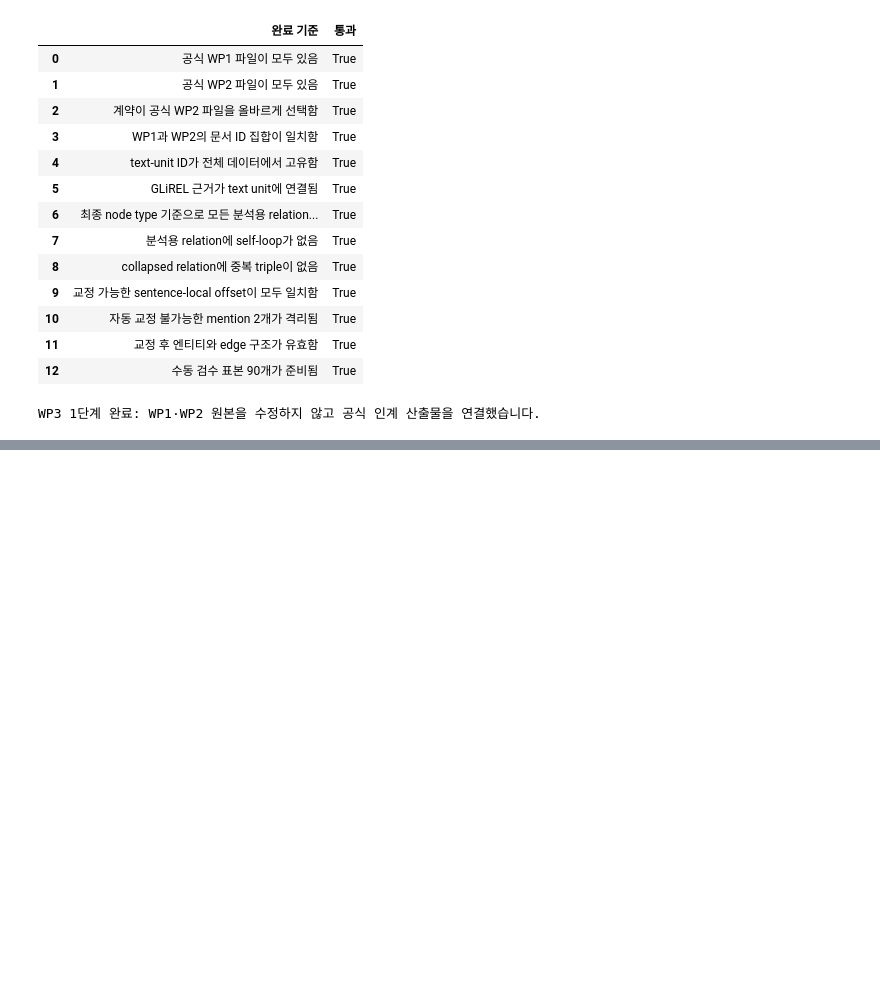
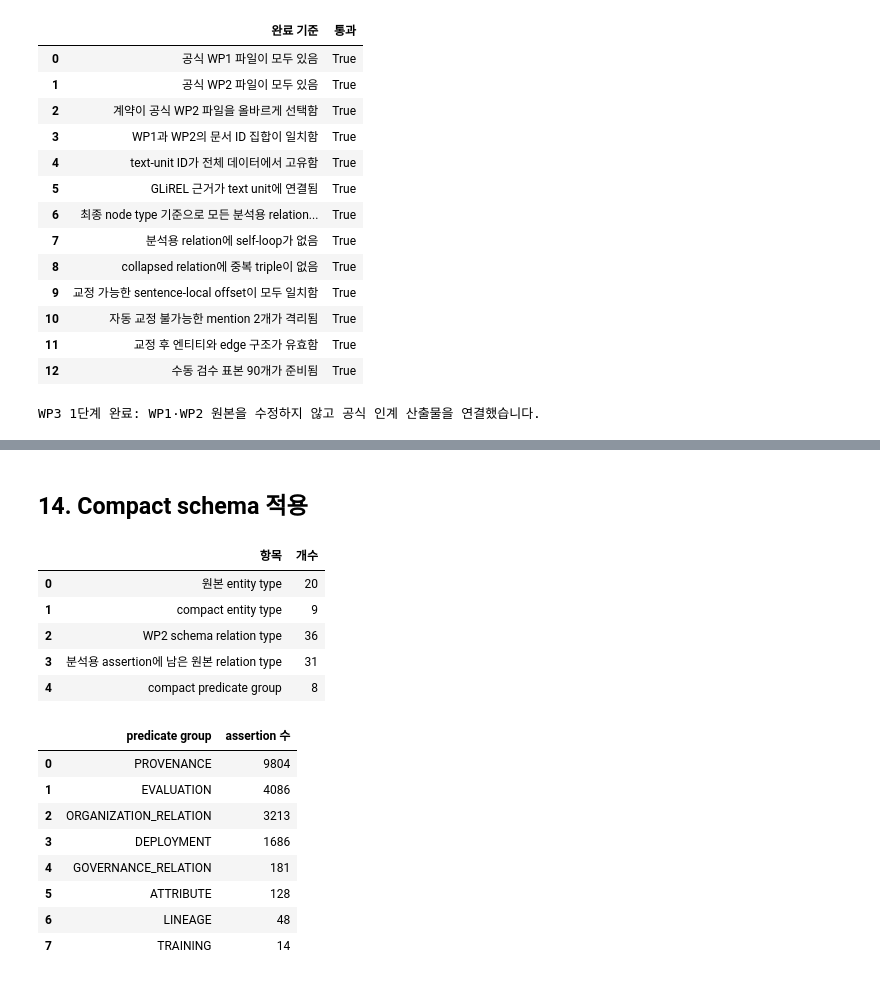
Before and after one commit to jihyeon26/2026-09-CLT-computational_language, a Jupyter notebook: notebooks/stage1_wp3_open_models_contract.ipynb, the cells around one changed output, grey strips where cells are left out. Saved outputs shown, nothing was run; the diff lists cells and outputs as text; code cells hidden in the pictures; blank space fills up the shorter version.

Commit message:
docs(wp3): start compact schema quality review

```diff
--- a/notebooks/stage1_wp3_open_models_contract.ipynb
+++ b/notebooks/stage1_wp3_open_models_contract.ipynb
@@ -38,6 +41,12 @@ CONTRACT_PATH = ROOT / "config" / "wp3_open_models_contract.json"
 REVIEW_SAMPLE_PATH = (
     ROOT / "artifacts" / "stage1_wp2" / "evaluation" / "relation_review_sample_seed42.csv"
 )
+AI_PRESCREEN_PATH = (
+    ROOT / "artifacts" / "stage1_wp2" / "evaluation" / "ai_prescreen"
+    / "relation_review_claude_draft.csv"
+)
+PREPARATION_ARTIFACT_DIR = ROOT / "artifacts" / "stage1_wp3" / "preparation"
+COMPACT_SCHEMA_PATH = ROOT / "config" / "wp3_compact_schema.json"
 
 for required_path in [WP1_PROCESSED_DIR, WP2_INPUT_DIR, CONTRACT_PATH]:
     assert required_path.exists(), f"필수 입력이 없습니다: {required_path}"
@@ -665,0 +668,49 @@ WP3 2단계에서는 다음 작업을 수행한다.
+# %% [markdown]
+## 14. Compact schema 적용
+# %%
+assert COMPACT_SCHEMA_PATH.exists()
+compact_schema = json.loads(COMPACT_SCHEMA_PATH.read_text(encoding="utf-8"))
+compact_entities, compact_analysis_relations = apply_compact_schema(
+    entities, analysis_relations, compact_schema
+)
+
+compact_schema_summary = pd.DataFrame(
+    [
+        ("원본 entity type", entities["entity_type"].nunique()),
+        ("compact entity type", compact_entities["entity_type_compact"].nunique()),
+        ("WP2 schema relation type", len(compact_schema["predicate_group_mapping"])),
+        ("분석용 assertion에 남은 원본 relation type", analysis_relations["predicate"].nunique()),
+        ("compact predicate group", compact_analysis_relations["predicate_group"].nunique()),
+    ],
+    columns=["항목", "개수"],
+)
+display(compact_schema_summary)
+display(
+    compact_analysis_relations["predicate_group"]
+    .value_counts()
+    .rename_axis("predicate group")
+    .reset_index(name="assertion 수")
+)
+
+assert compact_entities["raw_entity_type"].equals(compact_entities["entity_type"])
+assert compact_analysis_relations["raw_predicate"].equals(
+    compact_analysis_relations["predicate"]
+)
+assert compact_entities["entity_type_compact"].notna().all()
+assert compact_analysis_relations["predicate_group"].notna().all()
+# %% [output]
+|  | 항목 | 개수 |
+| 0 | 원본 entity type | 20 |
+| 1 | compact entity type | 9 |
+| 2 | WP2 schema relation type | 36 |
+| 3 | 분석용 assertion에 남은 원본 relation type | 31 |
+| 4 | compact predicate group | 8 |
+|  | predicate group | assertion 수 |
+| 0 | PROVENANCE | 9804 |
+| 1 | EVALUATION | 4086 |
+| 2 | ORGANIZATION_RELATION | 3213 |
+| 3 | DEPLOYMENT | 1686 |
+| 4 | GOVERNANCE_RELATION | 181 |
+| 5 | ATTRIBUTE | 128 |
+| 6 | LINEAGE | 48 |
+| 7 | TRAINING | 14 |
```
Also changed, not shown: parts of 11 cells of this notebook, 1 other file.
